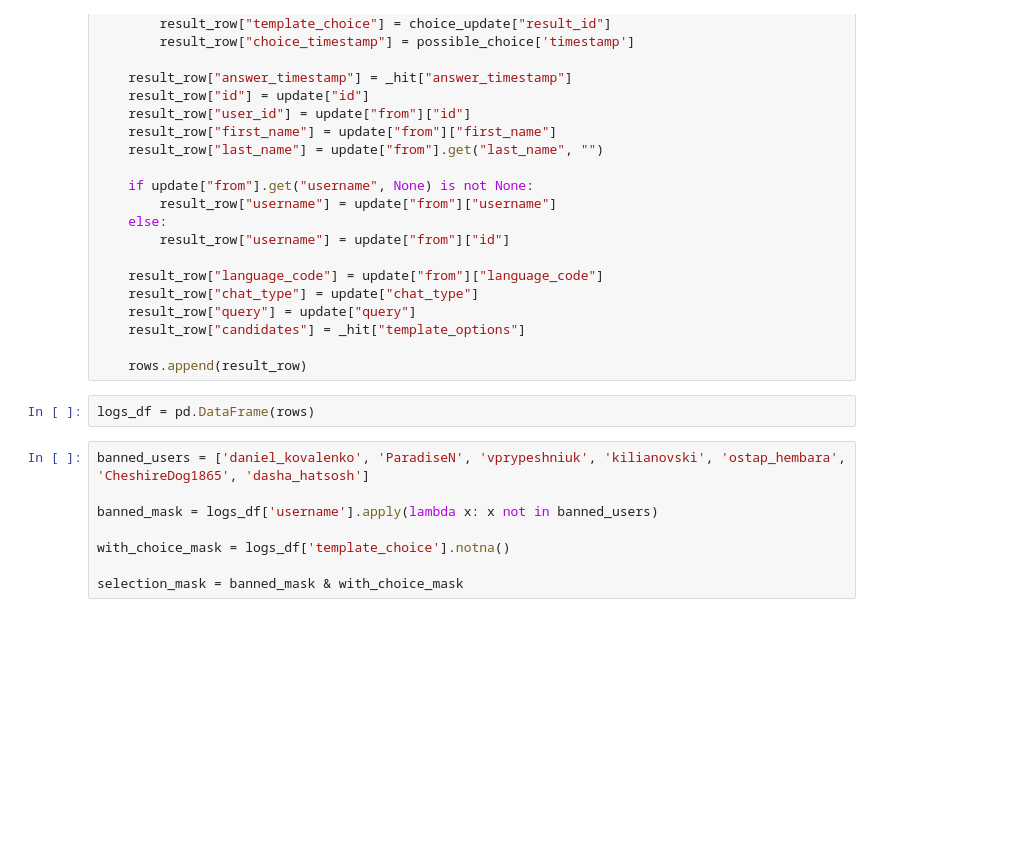
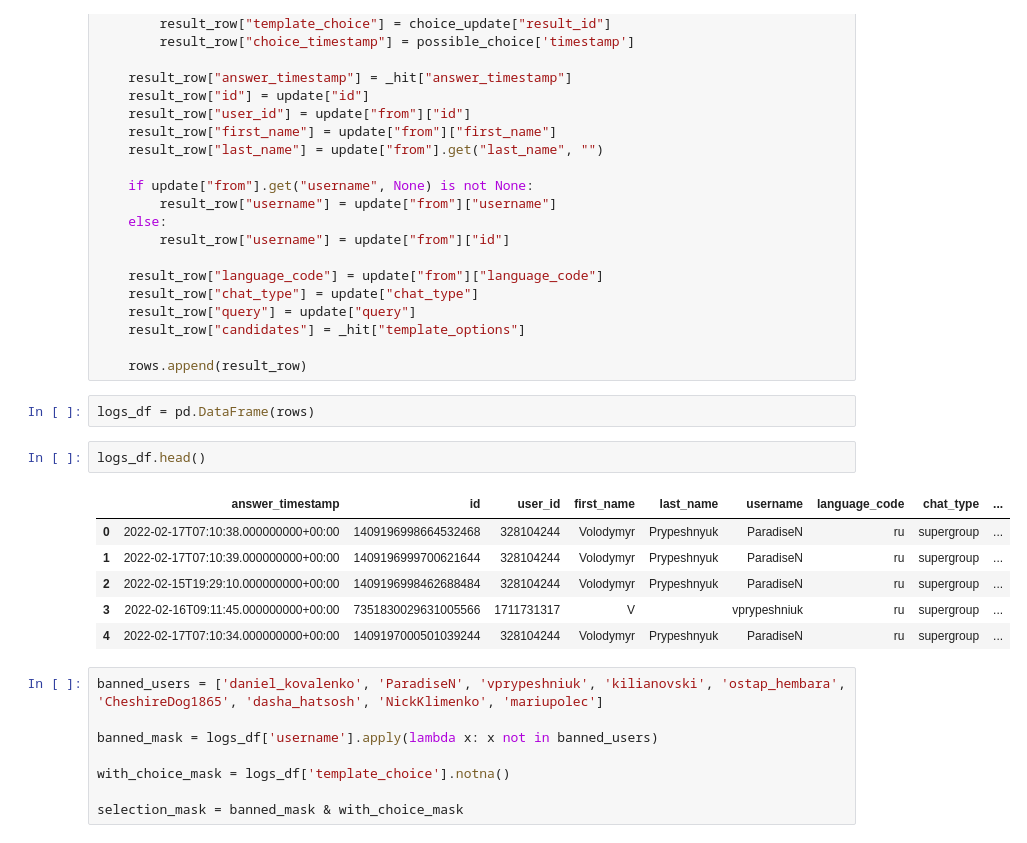
Before and after one commit to memlish/memlish, a Jupyter notebook: notebooks/03_elastic_logs.ipynb, the cells around one changed output. Saved outputs shown, nothing was run; the diff lists cells and outputs as text; blank space fills up the shorter version.

```diff
--- a/notebooks/03_elastic_logs.ipynb
+++ b/notebooks/03_elastic_logs.ipynb
@@ -108,8 +108,17 @@ for hit in answ_search.scan():
     rows.append(result_row)
 # %%
 logs_df = pd.DataFrame(rows)
+# %%
+logs_df.head()
+# %% [output]
+|  | answer_timestamp | id | user_id | first_name | last_name | username | language_code | chat_type | ... |
+| 0 | 2022-02-17T07:10:38.000000000+00:00 | 1409196998664532468 | 328104244 | Volodymyr | Prypeshnyuk | ParadiseN | ru | supergroup | ... |
+| 1 | 2022-02-17T07:10:39.000000000+00:00 | 1409196999700621644 | 328104244 | Volodymyr | Prypeshnyuk | ParadiseN | ru | supergroup | ... |
+| 2 | 2022-02-15T19:29:10.000000000+00:00 | 1409196998462688484 | 328104244 | Volodymyr | Prypeshnyuk | ParadiseN | ru | supergroup | ... |
+| 3 | 2022-02-16T09:11:45.000000000+00:00 | 7351830029631005566 | 1711731317 | V |  | vprypeshniuk | ru | supergroup | ... |
+| 4 | 2022-02-17T07:10:34.000000000+00:00 | 1409197000501039244 | 328104244 | Volodymyr | Prypeshnyuk | ParadiseN | ru | supergroup | ... |
 # %%
-banned_users = ['daniel_kovalenko', 'ParadiseN', 'vprypeshniuk', 'kilianovski', 'ostap_hembara', 'CheshireDog1865', 'dasha_hatsosh']
+banned_users = ['daniel_kovalenko', 'ParadiseN', 'vprypeshniuk', 'kilianovski', 'ostap_hembara', 'CheshireDog1865', 'dasha_hatsosh', 'NickKlimenko', 'mariupolec']
 
 banned_mask = logs_df['username'].apply(lambda x: x not in banned_users)
 
```
Also changed, not shown: parts of 9 cells of this notebook.
